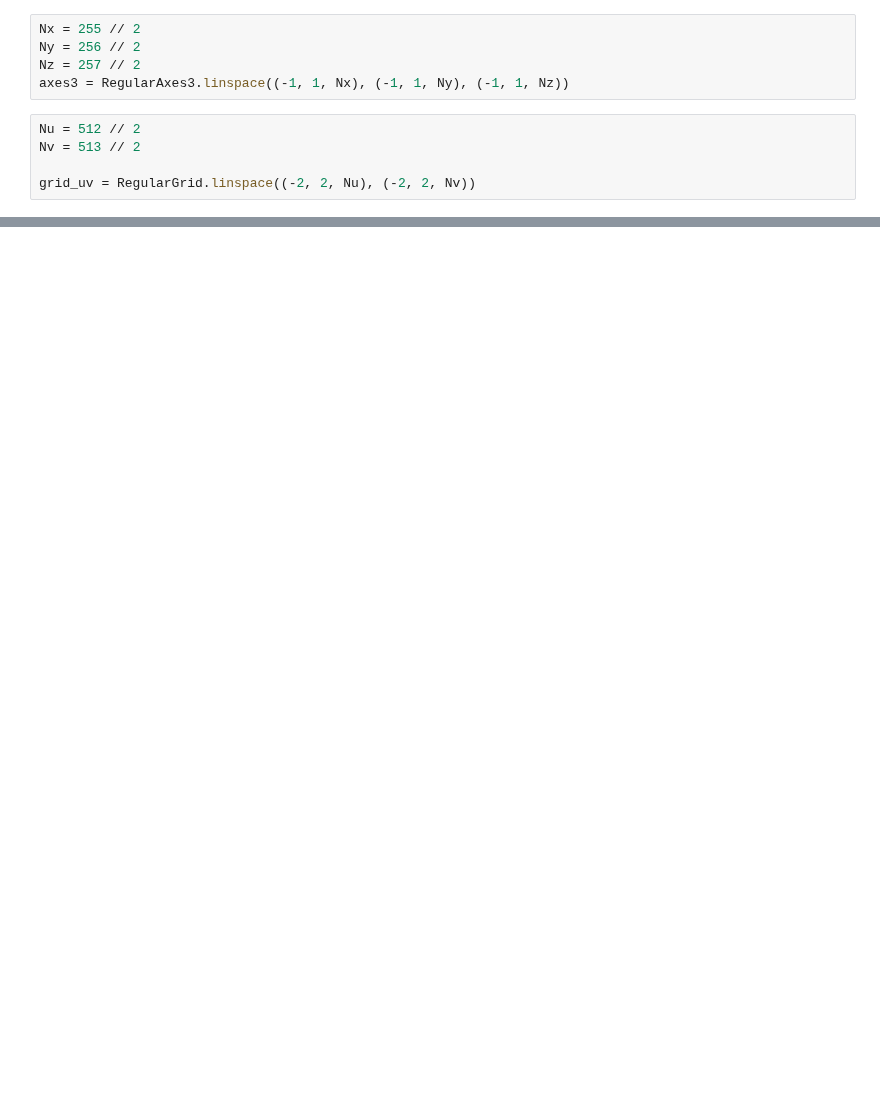
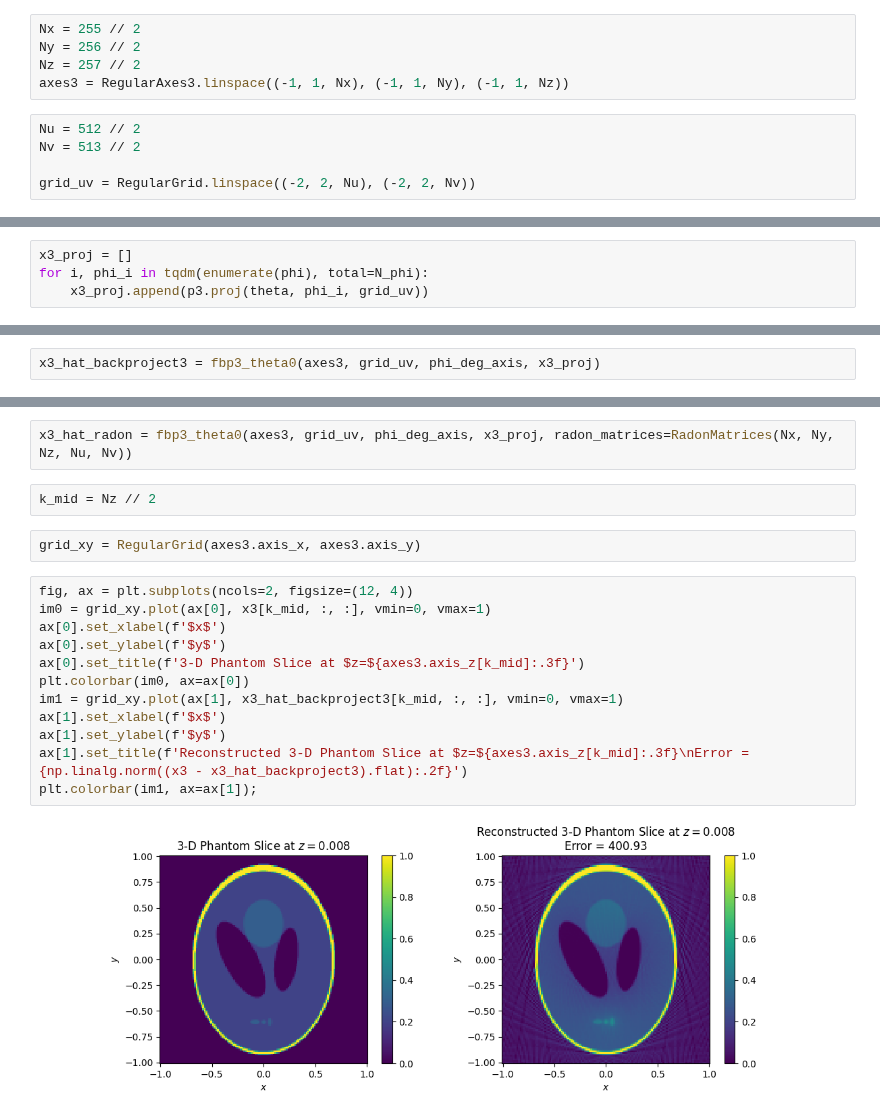
Before and after one commit to butala/pyinverse, a Jupyter notebook: notebooks/Regularized 3D reconstruction.ipynb, the cells around one changed output, grey strips where cells are left out. Saved outputs shown, nothing was run; the diff lists cells and outputs as text; blank space fills up the shorter version.

```diff
--- a/notebooks/Regularized 3D reconstruction.ipynb
+++ b/notebooks/Regularized 3D reconstruction.ipynb
@@ -54,0 +64,4 @@ plt.colorbar(im, ax=ax);
+# %%
+x3_proj = []
+for i, phi_i in tqdm(enumerate(phi), total=N_phi):
+    x3_proj.append(p3.proj(theta, phi_i, grid_uv))
@@ -54,0 +100,2 @@ plt.colorbar(im, ax=ax);
+# %%
+x3_hat_backproject3 = fbp3_theta0(axes3, grid_uv, phi_deg_axis, x3_proj)
@@ -54,0 +120,20 @@ plt.colorbar(im, ax=ax);
+# %%
+x3_hat_radon = fbp3_theta0(axes3, grid_uv, phi_deg_axis, x3_proj, radon_matrices=RadonMatrices(Nx, Ny, Nz, Nu, Nv))
+# %%
+k_mid = Nz // 2
+# %%
+grid_xy = RegularGrid(axes3.axis_x, axes3.axis_y)
+# %%
+fig, ax = plt.subplots(ncols=2, figsize=(12, 4))
+im0 = grid_xy.plot(ax[0], x3[k_mid, :, :], vmin=0, vmax=1)
+ax[0].set_xlabel(f'$x$')
+ax[0].set_ylabel(f'$y$')
+ax[0].set_title(f'3-D Phantom Slice at $z=${axes3.axis_z[k_mid]:.3f}')
+plt.colorbar(im0, ax=ax[0])
+im1 = grid_xy.plot(ax[1], x3_hat_backproject3[k_mid, :, :], vmin=0, vmax=1)
+ax[1].set_xlabel(f'$x$')
+ax[1].set_ylabel(f'$y$')
+ax[1].set_title(f'Reconstructed 3-D Phantom Slice at $z=${axes3.axis_z[k_mid]:.3f}\nError = {np.linalg.norm((x3 - x3_hat_backproject3).flat):.2f}')
+plt.colorbar(im1, ax=ax[1]);
+# %% [output]
+[figure, added]
```
Also changed, not shown: parts of 32 cells of this notebook.
